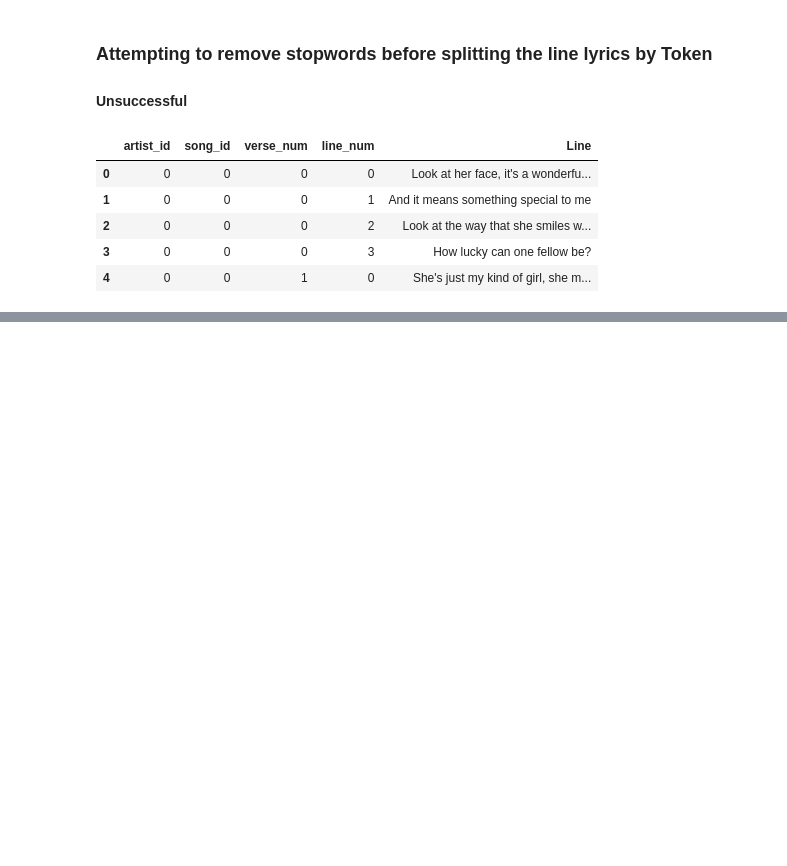
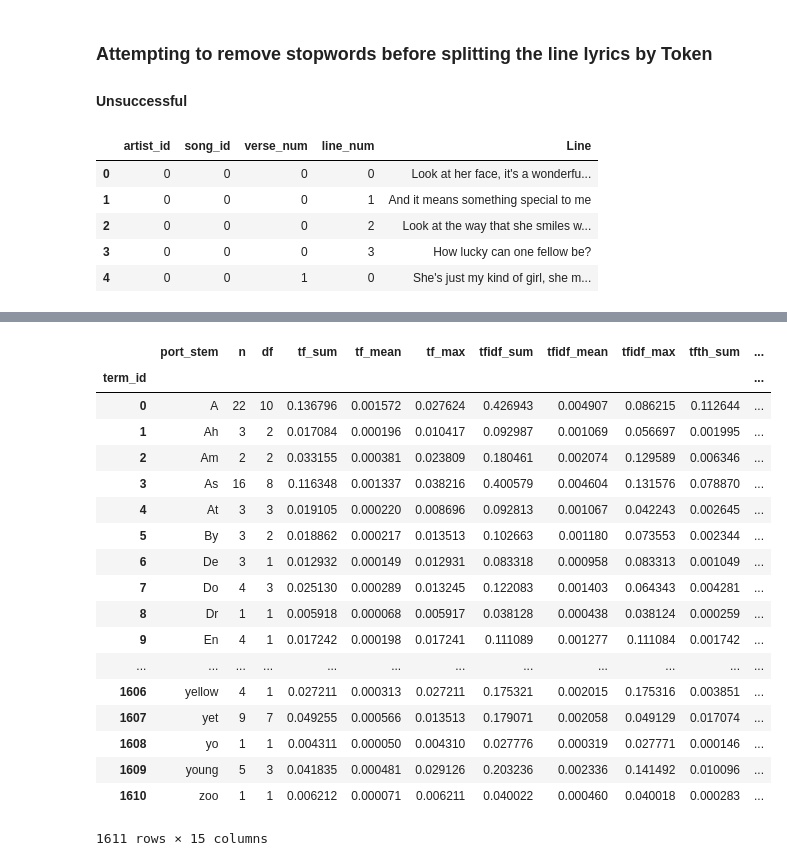
Before and after one commit to nick-bruno/text_analytics_final_project, a Jupyter notebook: TA Final Project Rid Stopwords Before Creating BOW.ipynb, the cells around one changed output, grey strips where cells are left out. Cells and saved outputs as stored; diff of their text form; code cells hidden in the pictures; blank space fills up the shorter version.

Commit message:
BOW and TFIDF updates

```diff
--- a/TA Final Project Rid Stopwords Before Creating BOW.ipynb
+++ b/TA Final Project Rid Stopwords Before Creating BOW.ipynb
@@ -68,0 +205,4 @@ tokens = df.Line.str.split(TOKEN_PAT, expand=True)\
+# %%
+alpha = .000001 # We introduce an arbitrary smoothing value
+alpha_sum = alpha * V.shape[0]
+TF = DTM.apply(lambda x: (x + alpha) / (x.sum() + alpha_sum), axis=1)
@@ -68,0 +220,4 @@ tokens = df.Line.str.split(TOKEN_PAT, expand=True)\
+# %%
+N_docs = DTM.shape[0]
+V['df'] = DTM[DTM > 0].count()
+TFIDF = TF * np.log2(N_docs / V['df'])
@@ -68,0 +235,38 @@ tokens = df.Line.str.split(TOKEN_PAT, expand=True)\
+# %%
+THM = -(TF * np.log2(TF))
+TFTH = TF.apply(lambda x: x * THM.sum(), 1)
+# %%
+V['tf_sum'] = TF.sum()
+V['tf_mean'] = TF.mean()
+V['tf_max'] = TF.max()
+V['tfidf_sum'] = TFIDF.sum()
+V['tfidf_mean'] = TFIDF.mean()
+V['tfidf_max'] = TFIDF.max()
+V['tfth_sum'] = TFTH.sum()
+V['tfth_mean'] = TFTH.mean()
+V['tfth_max'] = TFTH.max()
+V['th_sum'] = THM.sum()
+V['th_mean'] = THM.mean()
+V['th_max'] = THM.max()
+# %%
+V
+# %% [output]
+|  | port_stem | n | df | tf_sum | tf_mean | tf_max | tfidf_sum | tfidf_mean | tfidf_max | tfth_sum | ... |
+| term_id |  |  |  |  |  |  |  |  |  |  | ... |
+| 0 | A | 22 | 10 | 0.136796 | 0.001572 | 0.027624 | 0.426943 | 0.004907 | 0.086215 | 0.112644 | ... |
+| 1 | Ah | 3 | 2 | 0.017084 | 0.000196 | 0.010417 | 0.092987 | 0.001069 | 0.056697 | 0.001995 | ... |
+| 2 | Am | 2 | 2 | 0.033155 | 0.000381 | 0.023809 | 0.180461 | 0.002074 | 0.129589 | 0.006346 | ... |
+| 3 | As | 16 | 8 | 0.116348 | 0.001337 | 0.038216 | 0.400579 | 0.004604 | 0.131576 | 0.078870 | ... |
+| 4 | At | 3 | 3 | 0.019105 | 0.000220 | 0.008696 | 0.092813 | 0.001067 | 0.042243 | 0.002645 | ... |
+| 5 | By | 3 | 2 | 0.018862 | 0.000217 | 0.013513 | 0.102663 | 0.001180 | 0.073553 | 0.002344 | ... |
+| 6 | De | 3 | 1 | 0.012932 | 0.000149 | 0.012931 | 0.083318 | 0.000958 | 0.083313 | 0.001049 | ... |
+| 7 | Do | 4 | 3 | 0.025130 | 0.000289 | 0.013245 | 0.122083 | 0.001403 | 0.064343 | 0.004281 | ... |
+| 8 | Dr | 1 | 1 | 0.005918 | 0.000068 | 0.005917 | 0.038128 | 0.000438 | 0.038124 | 0.000259 | ... |
+| 9 | En | 4 | 1 | 0.017242 | 0.000198 | 0.017241 | 0.111089 | 0.001277 | 0.111084 | 0.001742 | ... |
+| ... | ... | ... | ... | ... | ... | ... | ... | ... | ... | ... | ... |
+| 1606 | yellow | 4 | 1 | 0.027211 | 0.000313 | 0.027211 | 0.175321 | 0.002015 | 0.175316 | 0.003851 | ... |
+| 1607 | yet | 9 | 7 | 0.049255 | 0.000566 | 0.013513 | 0.179071 | 0.002058 | 0.049129 | 0.017074 | ... |
+| 1608 | yo | 1 | 1 | 0.004311 | 0.000050 | 0.004310 | 0.027776 | 0.000319 | 0.027771 | 0.000146 | ... |
+| 1609 | young | 5 | 3 | 0.041835 | 0.000481 | 0.029126 | 0.203236 | 0.002336 | 0.141492 | 0.010096 | ... |
+| 1610 | zoo | 1 | 1 | 0.006212 | 0.000071 | 0.006211 | 0.040022 | 0.000460 | 0.040018 | 0.000283 | ... |
+1611 rows × 15 columns
```
Also changed, not shown: parts of 43 cells of this notebook, 2 other files.
